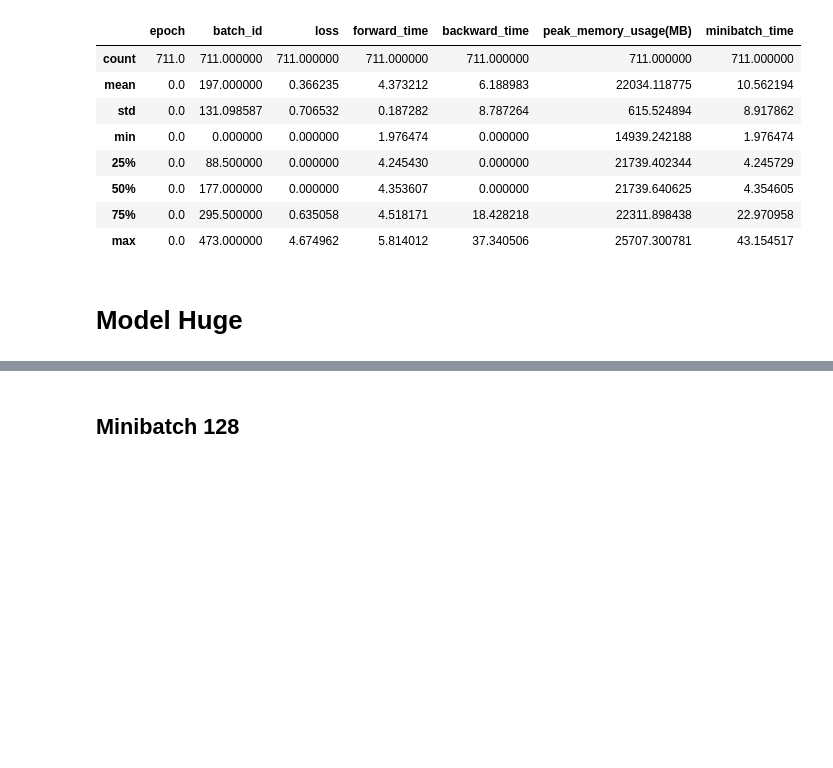
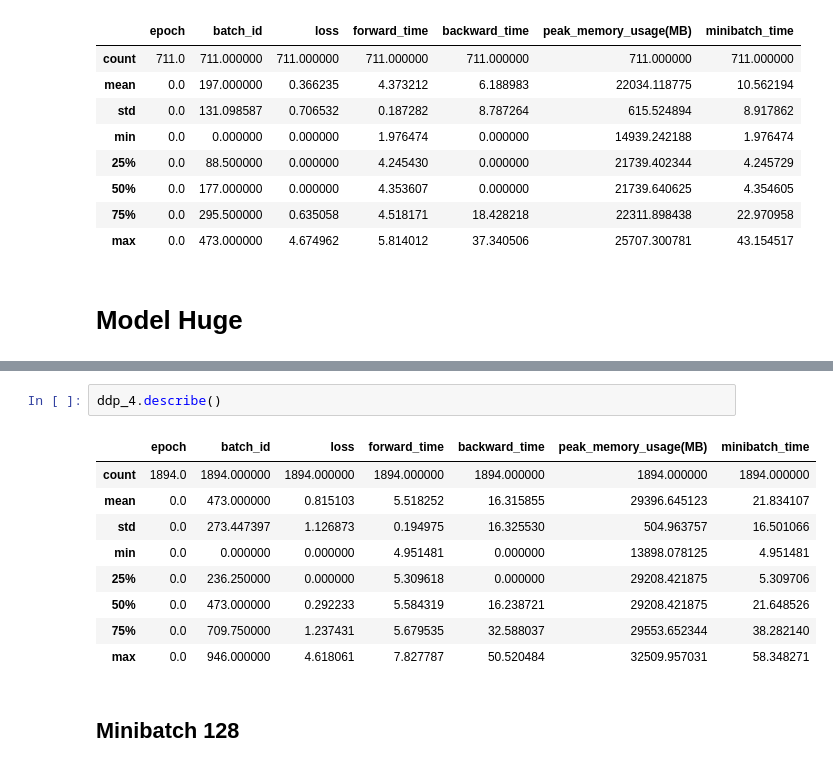
Before and after one commit to JacopoRaffi/Master_Thesis, a Jupyter notebook: analysis/ddp.ipynb, the cells around one changed output, grey strips where cells are left out. Saved outputs shown, nothing was run; the diff lists cells and outputs as text; blank space fills up the shorter version.

```diff
--- a/analysis/ddp.ipynb
+++ b/analysis/ddp.ipynb
@@ -200,3 +250,15 @@ ddp_8.describe()
+# %%
+ddp_4.describe()
+# %% [output]
+|  | epoch | batch_id | loss | forward_time | backward_time | peak_memory_usage(MB) | minibatch_time |
+| count | 1894.0 | 1894.000000 | 1894.000000 | 1894.000000 | 1894.000000 | 1894.000000 | 1894.000000 |
+| mean | 0.0 | 473.000000 | 0.815103 | 5.518252 | 16.315855 | 29396.645123 | 21.834107 |
+| std | 0.0 | 273.447397 | 1.126873 | 0.194975 | 16.325530 | 504.963757 | 16.501066 |
+| min | 0.0 | 0.000000 | 0.000000 | 4.951481 | 0.000000 | 13898.078125 | 4.951481 |
+| 25% | 0.0 | 236.250000 | 0.000000 | 5.309618 | 0.000000 | 29208.421875 | 5.309706 |
+| 50% | 0.0 | 473.000000 | 0.292233 | 5.584319 | 16.238721 | 29208.421875 | 21.648526 |
+| 75% | 0.0 | 709.750000 | 1.237431 | 5.679535 | 32.588037 | 29553.652344 | 38.282140 |
+| max | 0.0 | 946.000000 | 4.618061 | 7.827787 | 50.520484 | 32509.957031 | 58.348271 |
 # %% [markdown]
 ## Minibatch 128
 # %%
```
Also changed, not shown: parts of 6 cells of this notebook.
